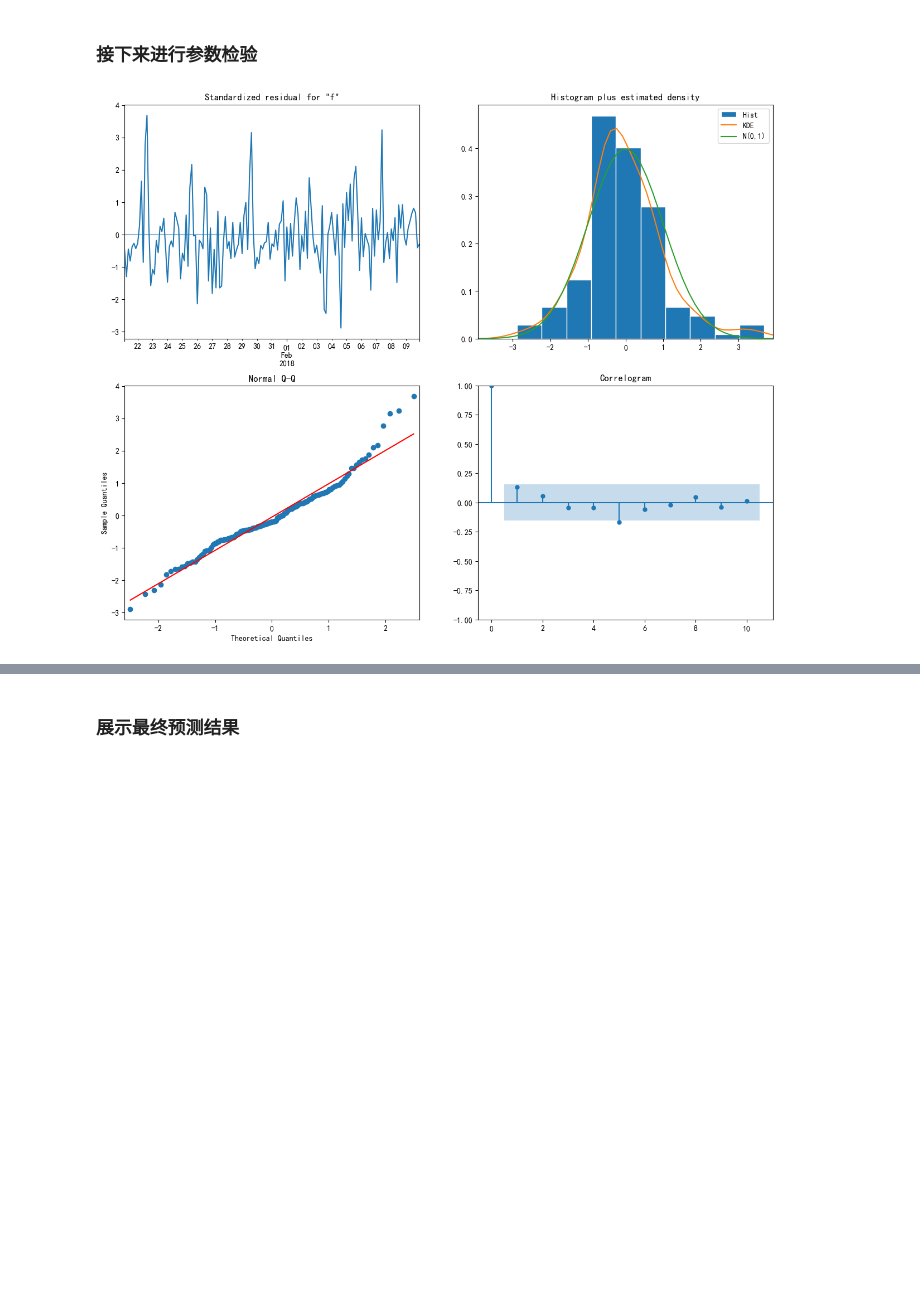
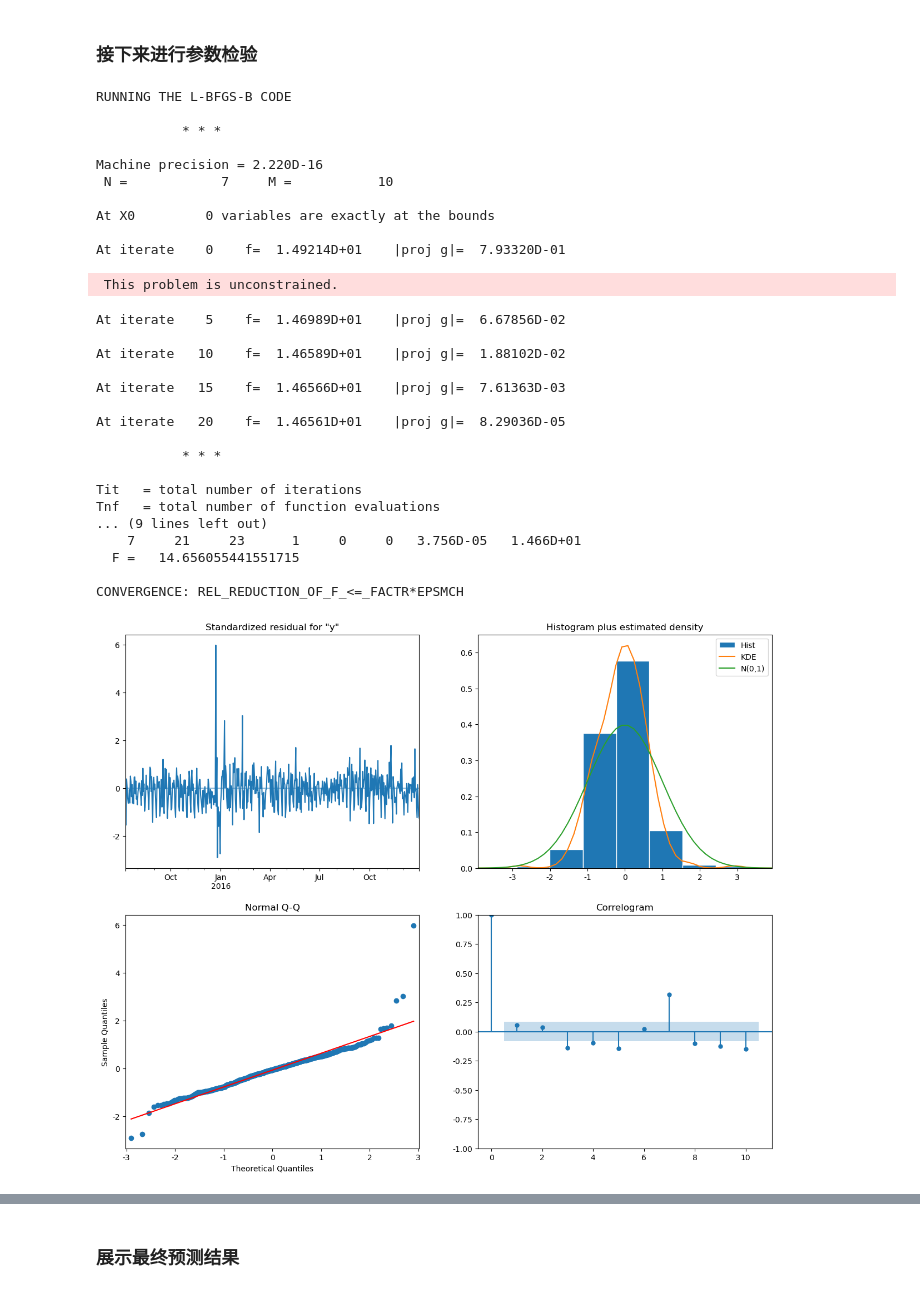
Before and after one commit to wyfdapig/learn_code, a Jupyter notebook: TStest/test2/homework3.ipynb, the cells around one changed output, grey strips where cells are left out. Drawn from its saved outputs; the diff is of its cells as text; code cells hidden in the pictures; blank space fills up the shorter version.

```diff
--- a/TStest/test2/homework3.ipynb
+++ b/TStest/test2/homework3.ipynb
@@ -69,0 +94,4 @@ Length: 145063, dtype: float64
+# %%
+data.index = data.index.astype(str)
+data.set_index('Page', inplace=True)
+data.index
@@ -69,0 +116,7 @@ Length: 145063, dtype: float64
+# %%
+dataES_desktop = data.loc['100_metros_es.wikipedia.org_desktop_all-agents':'Francisco_el_matemático_(serie_de_televisión_de_2017)_es.wikipedia.org_desktop_all-agents', :]
+# print(dataES_desktop, dataES_desktop.shape)
+
+# 把桌面端的点击量求和
+dataES_desktop_sum = dataES_desktop.sum(axis=0)
+print(dataES_desktop_sum)
@@ -294,10 +383,38 @@ ARIMA(2, 1, 2)x(2, 1, 2, 8) - AIC:2499.984707816657
 # %% [markdown]
 ### 接下来进行参数检验
 # %%
-mods7 = tsa.SARIMAX(datas7, order=(0,1,2), seasonal_order=(2,1,2,8))
-resultss7 = mods7.fit()
-test_white_noise(resultss7.resid)
-fig_results7 = resultss7.plot_diagnostics(figsize=(15,12))
+mod_desktop = tsa.SARIMAX(dataES_desktop_sum, order=(0,1,2), seasonal_order=(2,1,2,8))
+results_desktop = mod_desktop.fit()
+test_white_noise(results_desktop.resid)
+fig_results_desktop = results_desktop.plot_diagnostics(figsize=(15,12))
 # %% [output]
+RUNNING THE L-BFGS-B CODE
+
+           * * *
+
+Machine precision = 2.220D-16
+ N =            7     M =           10
+
+At X0         0 variables are exactly at the bounds
+
+At iterate    0    f=  1.49214D+01    |proj g|=  7.93320D-01
+ This problem is unconstrained.
+At iterate    5    f=  1.46989D+01    |proj g|=  6.67856D-02
+
+At iterate   10    f=  1.46589D+01    |proj g|=  1.88102D-02
+
+At iterate   15    f=  1.46566D+01    |proj g|=  7.61363D-03
+
+At iterate   20    f=  1.46561D+01    |proj g|=  8.29036D-05
+
+           * * *
+
+Tit   = total number of iterations
+Tnf   = total number of function evaluations
+... (9 lines left out)
+    7     21     23      1     0     0   3.756D-05   1.466D+01
+  F =   14.656055441551715
+
+CONVERGENCE: REL_REDUCTION_OF_F_<=_FACTR*EPSMCH
-[figure, old version]
+[figure, new version]
 # %%
```
Also changed, not shown: parts of 55 cells of this notebook.
